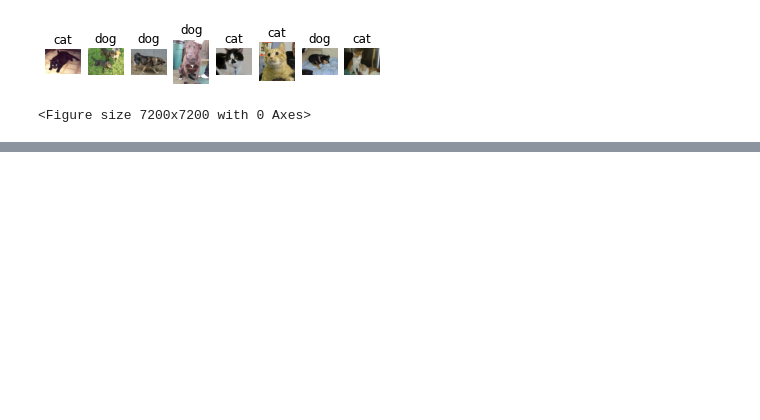
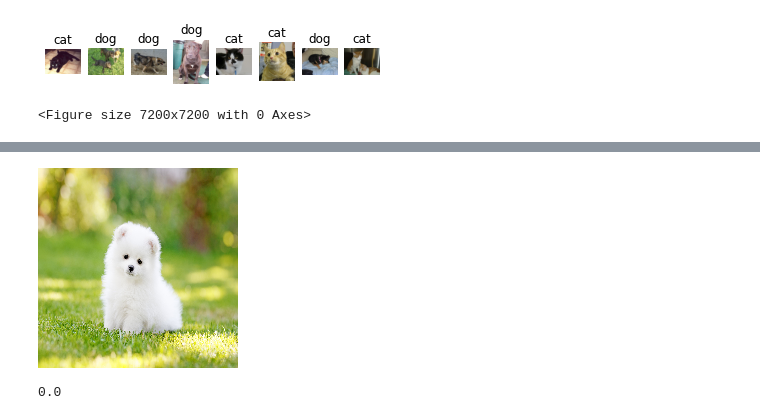
Before and after one commit to karan-vk/CSE360, a Jupyter notebook: Day-5/Inception.ipynb, the cells around one changed output, grey strips where cells are left out. Drawn from its saved outputs; the diff is of its cells as text; code cells hidden in the pictures; blank space fills up the shorter version.

```diff
--- a/Day-5/Inception.ipynb
+++ b/Day-5/Inception.ipynb
@@ -152,0 +179,6 @@ conf_matrix = tf.math.confusion_matrix(y,np.where(preds > 0.5, 1, 0))
+# %%
+testimg = tf.keras.utils.load_img('pupp.jpg',target_size=(200,200))
+# %%
+testimg
+# %% [output]
+[figure, added]
@@ -152,0 +189,4 @@ conf_matrix = tf.math.confusion_matrix(y,np.where(preds > 0.5, 1, 0))
+# %%
+np.round(model.predict(img)[0][0])
+# %% [output]
+0.0
```
Also changed, not shown: parts of 12 cells of this notebook, 2 other files.
